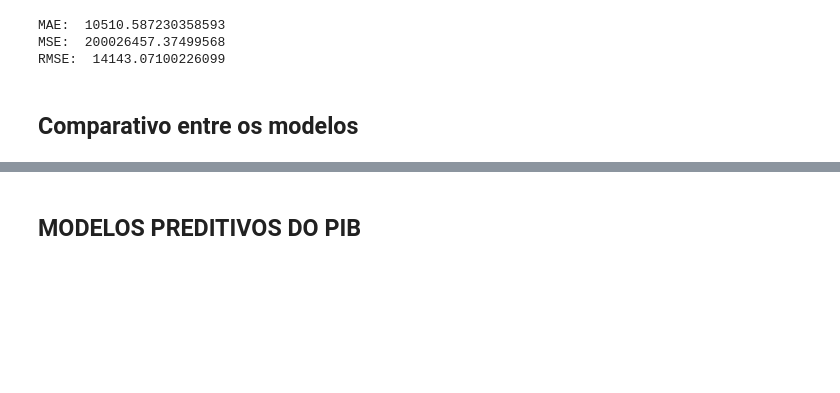
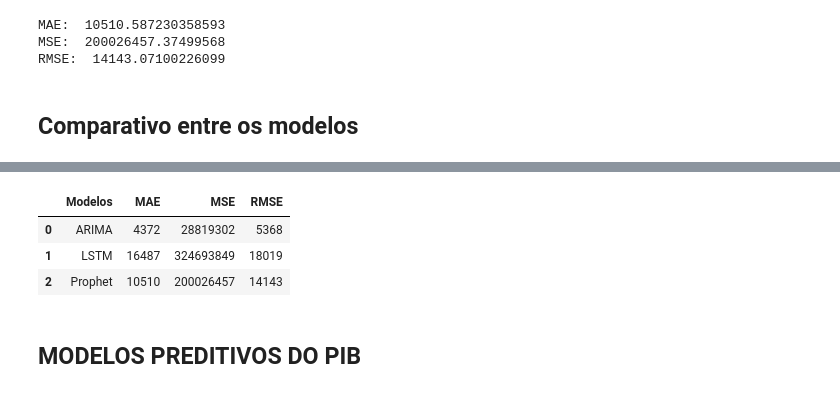
Before and after one commit to mmbs1989/TCC-PUCMINAS, a Jupyter notebook: Notebook_TCC_PUC.ipynb, the cells around one changed output, grey strips where cells are left out. Drawn from its saved outputs; the diff is of its cells as text; code cells hidden in the pictures; blank space fills up the shorter version.

```diff
--- a/Notebook_TCC_PUC.ipynb
+++ b/Notebook_TCC_PUC.ipynb
@@ -548,6 +557,9 @@ plt.show()
 [figure]
 # %%
 #Cálculo do erro
+MAEARIMA = int(mean_absolute_error(dfarrec_test_arima['arrec'], forecast_arima['Prediction']))
+MSEARIMA = int(mean_squared_error(dfarrec_test_arima['arrec'], forecast_arima['Prediction']))
+RMSEARIMA = int(math.sqrt(mean_squared_error(dfarrec_test_arima['arrec'], forecast_arima['Prediction'])))
 mse = mean_squared_error(dfarrec_test_arima['arrec'], forecast_arima['Prediction'])
 print('MSE: '+str(mse))
 mae = mean_absolute_error(dfarrec_test_arima['arrec'], forecast_arima['Prediction'])
@@ -738,6 +750,10 @@ _________________________________________________________________
 As you know we scaled our data that's why we have to inverse it to see true predictions.
 # %%
 #Cálculo do erro
+MAELSTM = int(mean_absolute_error(dfarrec_test_lstm,lstm_predictions))
+MSELSTM = int(mean_squared_error(dfarrec_test_lstm,lstm_predictions))
+RMSELSTM = int(np.sqrt(mean_squared_error(dfarrec_test_lstm,lstm_predictions)))
+
 print('MAE: ', mean_absolute_error(dfarrec_test_lstm,lstm_predictions))
 print('MSE: ', mean_squared_error(dfarrec_test_lstm,lstm_predictions))
 print('RMSE: ', np.sqrt(mean_squared_error(dfarrec_test_lstm,lstm_predictions)))
@@ -896,6 +903,9 @@ plt.show()
 [figure]
 # %%
 #Cálculo do erro
+MAEprophet =  int(mean_absolute_error(dfarrec_test_prophet['y_test'],prophet_forecast['yhat']))
+MSEprophet = int(mean_squared_error(dfarrec_test_prophet['y_test'],prophet_forecast['yhat']))
+RMSEprophet = int(np.sqrt(mean_squared_error(dfarrec_test_prophet['y_test'],prophet_forecast['yhat'])))
 print('MAE: ', mean_absolute_error(dfarrec_test_prophet['y_test'],prophet_forecast['yhat']))
 print('MSE: ', mean_squared_error(dfarrec_test_prophet['y_test'],prophet_forecast['yhat']))
 print('RMSE: ', np.sqrt(mean_squared_error(dfarrec_test_prophet['y_test'],prophet_forecast['yhat'])))
@@ -949,3 +944,16 @@ test_data
+# %%
+#Comparativo dos erros
+dfarrec_erro = pd.DataFrame({"Modelos" : ["ARIMA", "LSTM", "Prophet"]})
+dfarrec_erro['MAE'] = [MAEARIMA, MAELSTM, MAEprophet]
+dfarrec_erro['MSE'] = [MSEARIMA, MSELSTM, MSEprophet]
+dfarrec_erro['RMSE'] = [RMSEARIMA, RMSELSTM, RMSEprophet]
+# %%
+dfarrec_erro.head()
+# %% [output]
+|  | Modelos | MAE | MSE | RMSE |
+| 0 | ARIMA | 4372 | 28819302 | 5368 |
+| 1 | LSTM | 16487 | 324693849 | 18019 |
+| 2 | Prophet | 10510 | 200026457 | 14143 |
 # %% [markdown]
 ## **MODELOS PREDITIVOS DO PIB**
 # %% [markdown]
```
Also changed, not shown: parts of 10 cells of this notebook.
